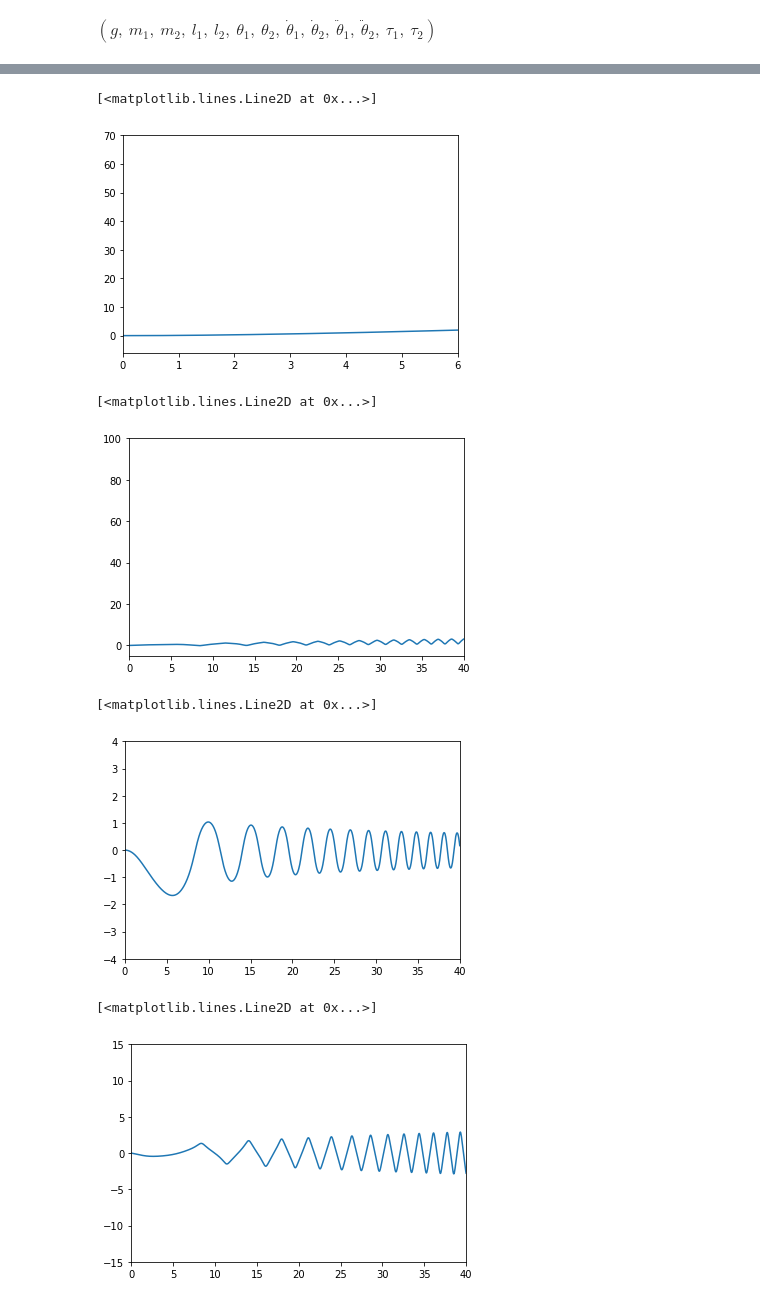
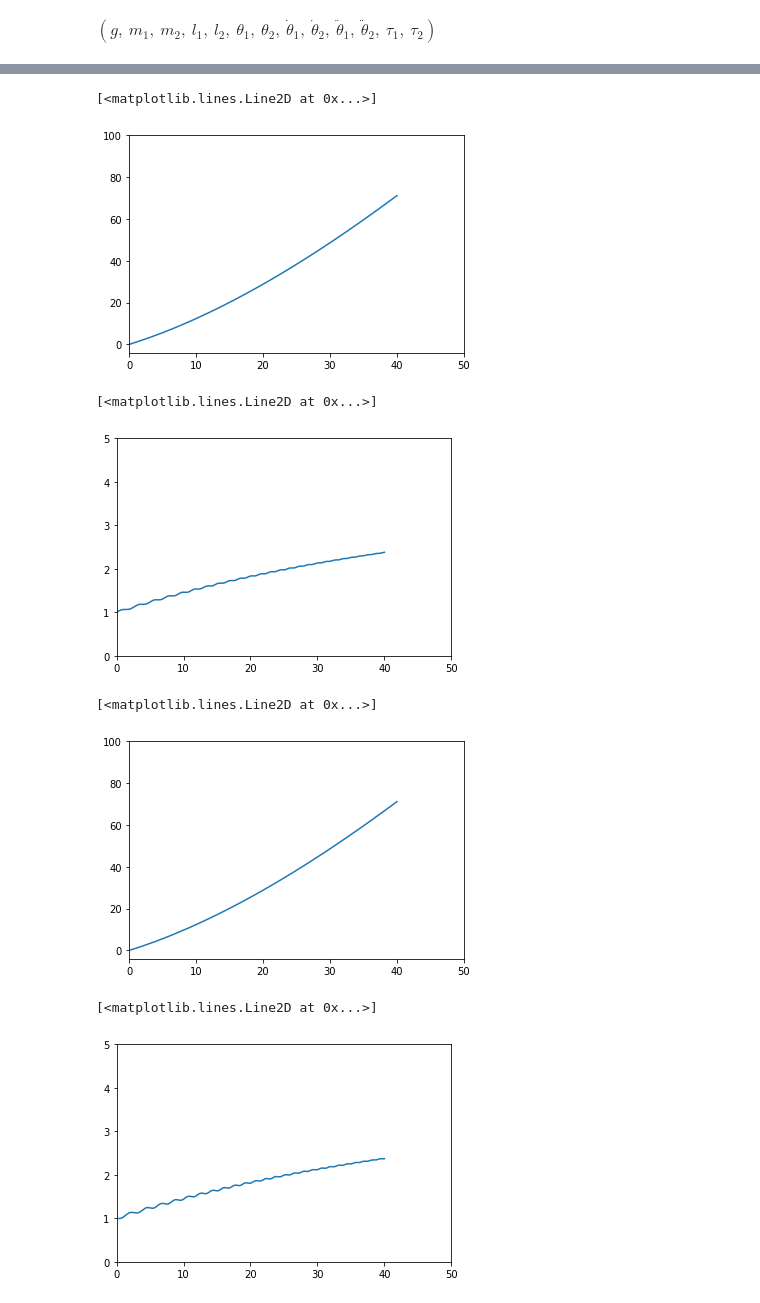
Before and after one commit to Eddy-Morgan/LG--2RP, a Jupyter notebook: 2rp_robot_dynamics_modelling.ipynb, the cells around one changed output, grey strips where cells are left out. Saved outputs shown, nothing was run; the diff lists cells and outputs as text; code cells hidden in the pictures.

```diff
--- a/2rp_robot_dynamics_modelling.ipynb
+++ b/2rp_robot_dynamics_modelling.ipynb
@@ -106,22 +106,22 @@ $\displaystyle \left[\begin{matrix}g l_{1} m_{1} \cos{\left(\theta_{1} \right)}
 # %%
 # dynamic equations
-dynamics_sol = sm.solve([(f1sim-tau1)  ,(f2sim-tau2) ],[theta1dd,theta2dd])
+dynamics_sol = sm.solve([(f1sim-tau1+(c1*theta1d))  ,(f2sim-tau2+(c2*theta2d)) ],[theta1dd,theta2dd])
 theta1dd_solver = dynamics_sol[theta1dd]
 theta2dd_solver = dynamics_sol[theta2dd]
 # %%
-theta1dd_func = sm.lambdify([gty, m1, m2, l1, l2, theta1, theta2, theta1d, theta2d, tau1, tau2], theta1dd_solver)
-theta2dd_func = sm.lambdify([gty, m1, m2, l1, l2, theta1, theta2, theta1d, theta2d, tau1, tau2], theta2dd_solver)
+theta1dd_func = sm.lambdify([gty, m1, m2, l1, l2, c1, c2, theta1, theta2, theta1d, theta2d, tau1, tau2], theta1dd_solver)
+theta2dd_func = sm.lambdify([gty, m1, m2, l1, l2, c1, c2, theta1, theta2, theta1d, theta2d, tau1, tau2], theta2dd_solver)
 theta1d_func = sm.lambdify(theta1d, theta1d)
 theta2d_func = sm.lambdify(theta2d, theta2d)
 # %%
 # ode func for scipy odeint
-def dSdt(S,t, g, m1, m2, l1, l2, torq1, torq2):
+def dSdt(S,t, g, m1, m2, l1, l2,c1, c2, torq1, torq2):
     thet1, thet1d, thet2, thet2d = S
     return [
         theta1d_func(thet1d),
-        theta1dd_func(g, m1, m2, l1, l2, thet1, thet2, thet1d, thet2d, torq1, torq2),
+        theta1dd_func(g, m1, m2, l1, l2,c1, c2, thet1, thet2, thet1d, thet2d, torq1, torq2),
         theta2d_func(thet2d),
-        theta2dd_func(g, m1, m2, l1, l2, thet1, thet2, thet1d, thet2d, torq1, torq2)
+        theta2dd_func(g, m1, m2, l1, l2,c1, c2, thet1, thet2, thet1d, thet2d, torq1, torq2)
     ]
 # %%
 t = np.linspace(0, 40, 1001)
@@ -131,8 +131,10 @@ m2 = 1
 l1 = 2
 l2 = 2
 tq1 = 1
-tq2 = 0.2
-ans = odeint(dSdt, y0=[0,0,0,0], t=t, args=(g, m1, m2, l1, l2, tq1, tq2))
+tq2 = 0.4
+c1 = 0.3
+c2 = 0.1
+ans = odeint(dSdt, y0=[0,1,0,1], t=t, args=(g, m1, m2, l1, l2,c1, c2, tq1, tq2))
 # %%
 ans.T
 # %% [output]
@@ -150,29 +152,29 @@ the1d = ans.T[1]
 the2 = ans.T[2]
 the2d = ans.T[3]
 # %%
-plt.axis([0, 6, -6, 70])
+plt.axis([0, 50, -4, 100])
 plt.plot(t, the1)
 # %% [output]
 [<matplotlib.lines.Line2D at 0x...>]
-[figure, old version]
+[figure, new version]
 # %%
-plt.axis([0, 40, -5, 100])
+plt.axis([0, 50, 0, 5])
 plt.plot(t, the1d)
 # %% [output]
 [<matplotlib.lines.Line2D at 0x...>]
-[figure, old version]
+[figure, new version]
 # %%
-plt.axis([0, 40, -4, 4])
+plt.axis([0, 50, -4, 100])
 plt.plot(t, the2)
 # %% [output]
 [<matplotlib.lines.Line2D at 0x...>]
-[figure, old version]
+[figure, new version]
 # %%
-plt.axis([0, 40, -15, 15])
+plt.axis([0, 50, 0, 5])
 plt.plot(t, the2d)
 # %% [output]
 [<matplotlib.lines.Line2D at 0x...>]
-[figure, old version]
+[figure, new version]
 # %%
 def get_x1y1x2y2(t, the1, the2, d1, d2):
     return (d1*np.cos(the1),
```
Also changed, not shown: parts of 13 cells of this notebook, 4 other files.
